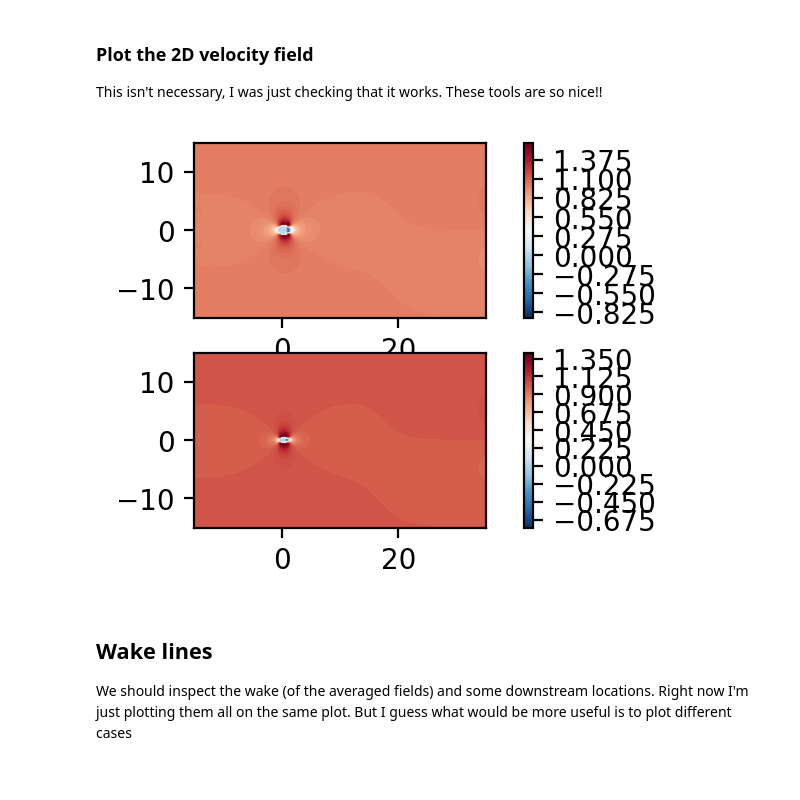
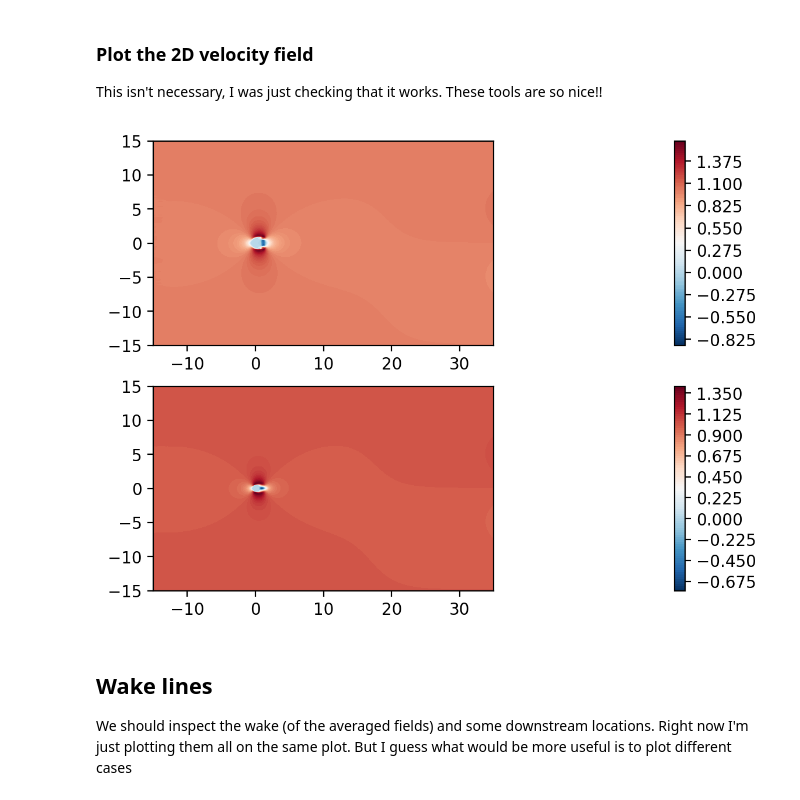
Before and after one commit to ExtremeFLOW/neko-top, a Jupyter notebook: examples/brinkman_parameters/post_processing/wake_visualization.ipynb, the cells around one changed output. Cells and saved outputs as stored; diff of their text form; code cells hidden in the pictures.

```diff
--- a/examples/brinkman_parameters/post_processing/wake_visualization.ipynb
+++ b/examples/brinkman_parameters/post_processing/wake_visualization.ipynb
@@ -57,16 +57,16 @@ pynekread(results_path + meshed_path + stats_file + '/' + stats_file +'.f00001',
 ### Plot the 2D velocity field
 This isn't necessary, I was just checking that it works. These tools are so nice!!
 # %%
-fig, ax = plt.subplots(2,1, figsize=(5, 2.5), dpi = 200)
+fig, ax = plt.subplots(2,1, figsize=(40, 5), dpi = 200)
 c = ax[0].tricontourf(brinkman_msh.x.flatten(), brinkman_msh.y.flatten() ,brinkman_fld.registry["u"].flatten(), levels=100, cmap="RdBu_r")
 fig.colorbar(c)
 ax[0].set_aspect('equal')
 c = ax[1].tricontourf(meshed_msh.x.flatten(), meshed_msh.y.flatten() ,meshed_fld.registry["u"].flatten(), levels=100, cmap="RdBu_r")
 fig.colorbar(c)
 ax[1].set_aspect('equal')
 plt.show()
 # %% [output]
-[figure, old version]
+[figure, new version]
 # %% [markdown]
 ## Wake lines
 
```
